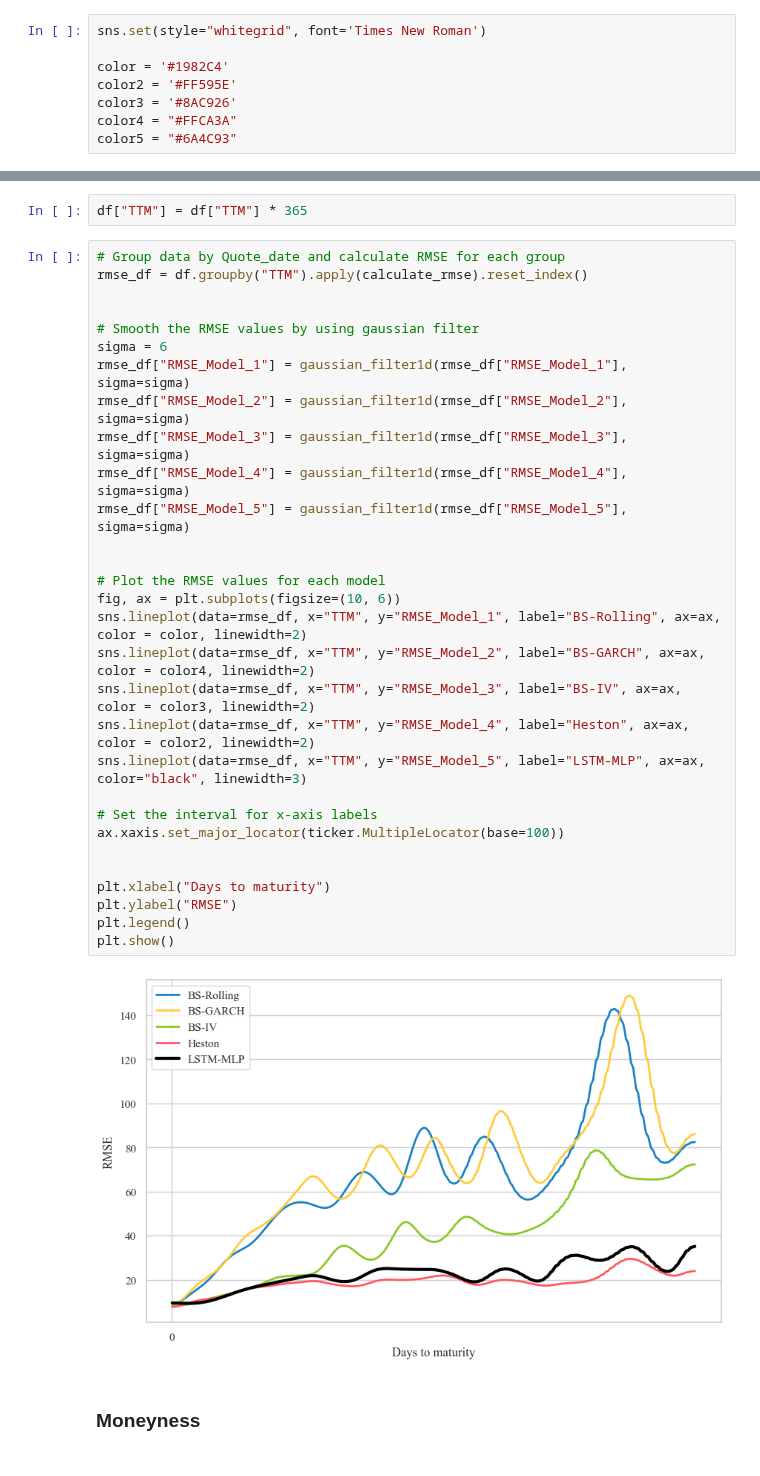
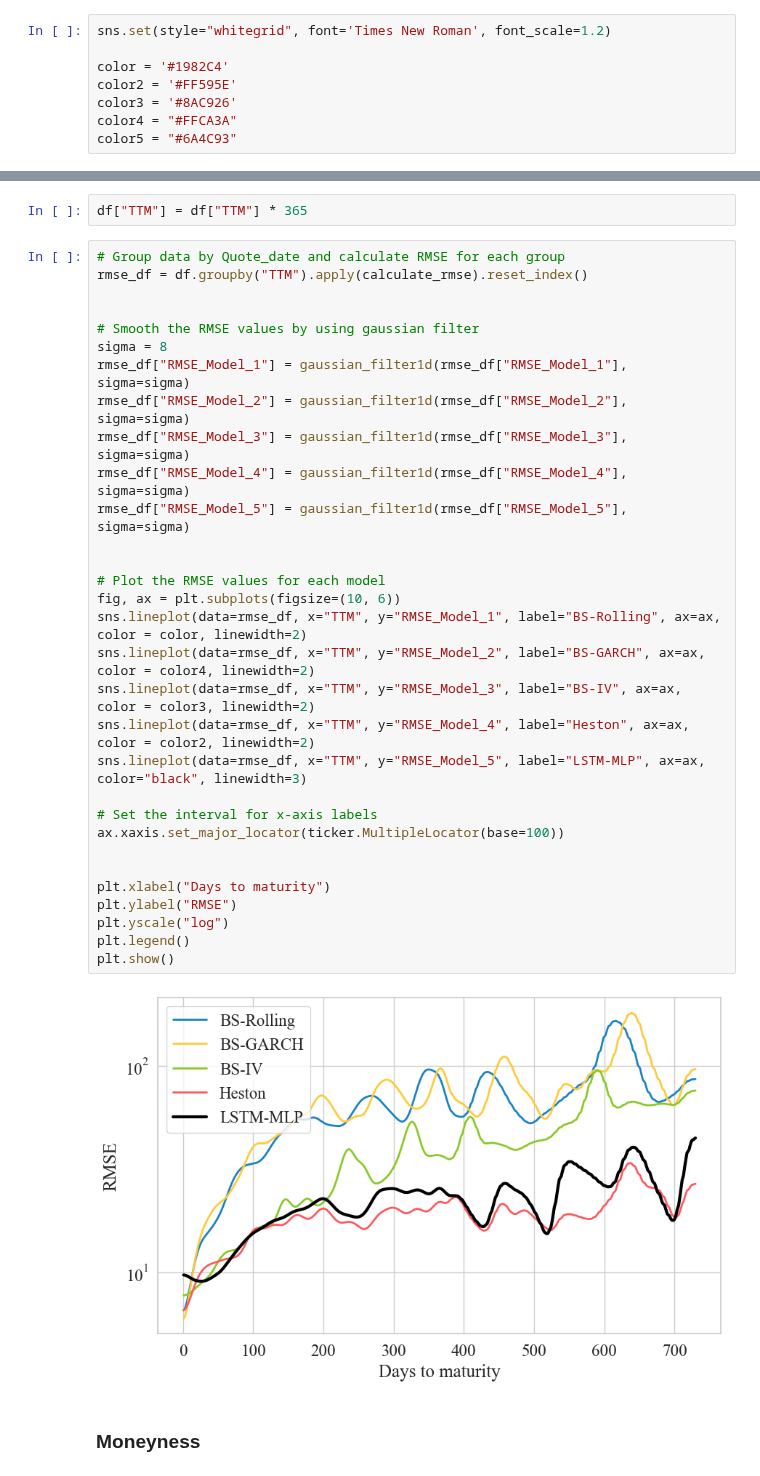
Before and after one commit to erlend-rygg/deep-learning-for-option-pricing, a Jupyter notebook: results_analysis/compare_results.ipynb, the cells around one changed output, grey strips where cells are left out. Cells and saved outputs as stored; diff of their text form.

```diff
--- a/results_analysis/compare_results.ipynb
+++ b/results_analysis/compare_results.ipynb
@@ -29,7 +29,7 @@ To enable the following instructions: AVX2 FMA, in other operations, rebuild Ten
 write_to_file = False
 read_from_file = True
 # %%
-sns.set(style="whitegrid", font='Times New Roman')
+sns.set(style="whitegrid", font='Times New Roman', font_scale=1.2)
 
 color = '#1982C4'
 color2 = '#FF595E'
@@ -216,35 +225,36 @@ df["TTM"] = df["TTM"] * 365
 # %%
 # Group data by Quote_date and calculate RMSE for each group
 rmse_df = df.groupby("TTM").apply(calculate_rmse).reset_index()
 
 
 # Smooth the RMSE values by using gaussian filter
-sigma = 6
+sigma = 8
 rmse_df["RMSE_Model_1"] = gaussian_filter1d(rmse_df["RMSE_Model_1"], sigma=sigma)
 rmse_df["RMSE_Model_2"] = gaussian_filter1d(rmse_df["RMSE_Model_2"], sigma=sigma)
 rmse_df["RMSE_Model_3"] = gaussian_filter1d(rmse_df["RMSE_Model_3"], sigma=sigma)
 rmse_df["RMSE_Model_4"] = gaussian_filter1d(rmse_df["RMSE_Model_4"], sigma=sigma)
 rmse_df["RMSE_Model_5"] = gaussian_filter1d(rmse_df["RMSE_Model_5"], sigma=sigma)
 
 
 # Plot the RMSE values for each model
 fig, ax = plt.subplots(figsize=(10, 6))
 sns.lineplot(data=rmse_df, x="TTM", y="RMSE_Model_1", label="BS-Rolling", ax=ax, color = color, linewidth=2)
 sns.lineplot(data=rmse_df, x="TTM", y="RMSE_Model_2", label="BS-GARCH", ax=ax, color = color4, linewidth=2)
 sns.lineplot(data=rmse_df, x="TTM", y="RMSE_Model_3", label="BS-IV", ax=ax, color = color3, linewidth=2)
 sns.lineplot(data=rmse_df, x="TTM", y="RMSE_Model_4", label="Heston", ax=ax, color = color2, linewidth=2)
 sns.lineplot(data=rmse_df, x="TTM", y="RMSE_Model_5", label="LSTM-MLP", ax=ax, color="black", linewidth=3)
 
 # Set the interval for x-axis labels
 ax.xaxis.set_major_locator(ticker.MultipleLocator(base=100))
 
 
 plt.xlabel("Days to maturity")
 plt.ylabel("RMSE")
+plt.yscale("log")
 plt.legend()
 plt.show()
 # %% [output]
-[figure, old version]
+[figure, new version]
 # %% [markdown]
 ### Moneyness
 # %%
```
Also changed, not shown: parts of 7 cells of this notebook, 1 other file.
